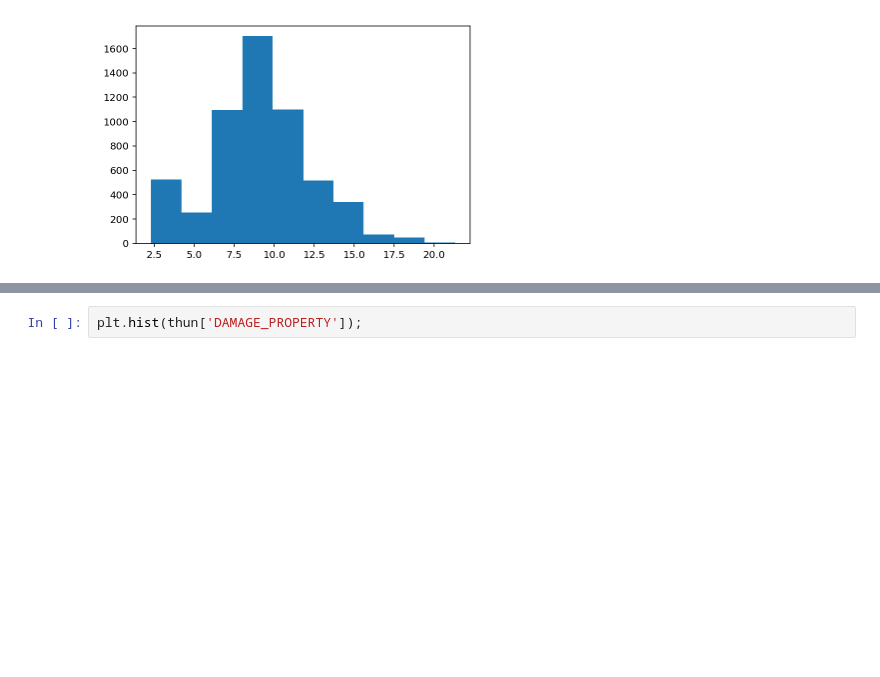
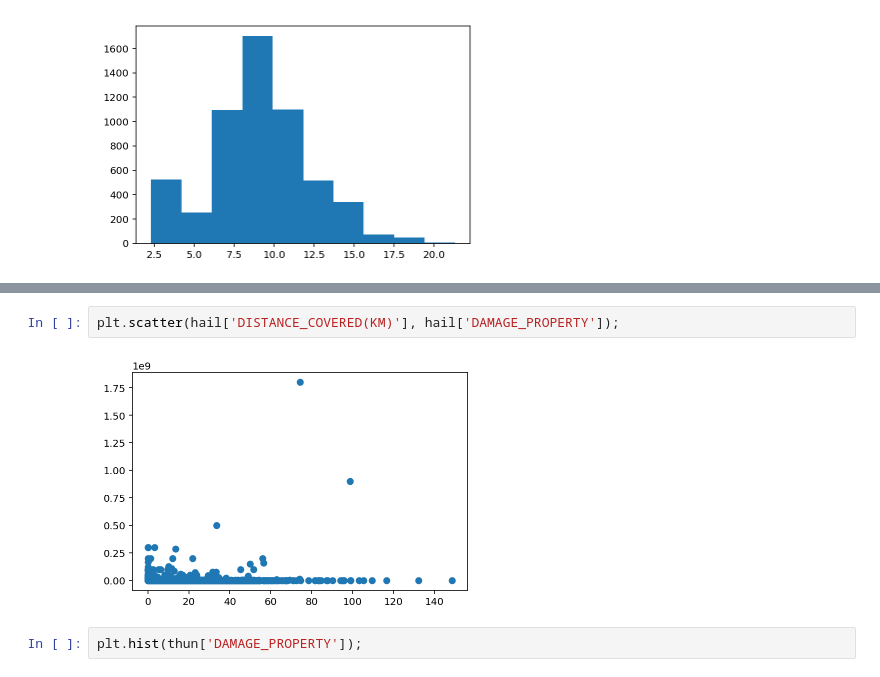
Before and after one commit to emmagrimaldi/Capstone_Predicting_Storm_Damages, a Jupyter notebook: Capstone_code.ipynb, the cells around one changed output, grey strips where cells are left out. Cells and saved outputs as stored; diff of their text form; blank space fills up the shorter version.

```diff
--- a/Capstone_code.ipynb
+++ b/Capstone_code.ipynb
@@ -469,3 +486,7 @@ plt.hist(np.log(hail['DAMAGE_PROPERTY']));
+# %%
+plt.scatter(hail['DISTANCE_COVERED(KM)'], hail['DAMAGE_PROPERTY']);
+# %% [output]
+[figure, added]
 # %%
 plt.hist(thun['DAMAGE_PROPERTY']);
 # %% [output]
```
Also changed, not shown: parts of 20 cells of this notebook.
